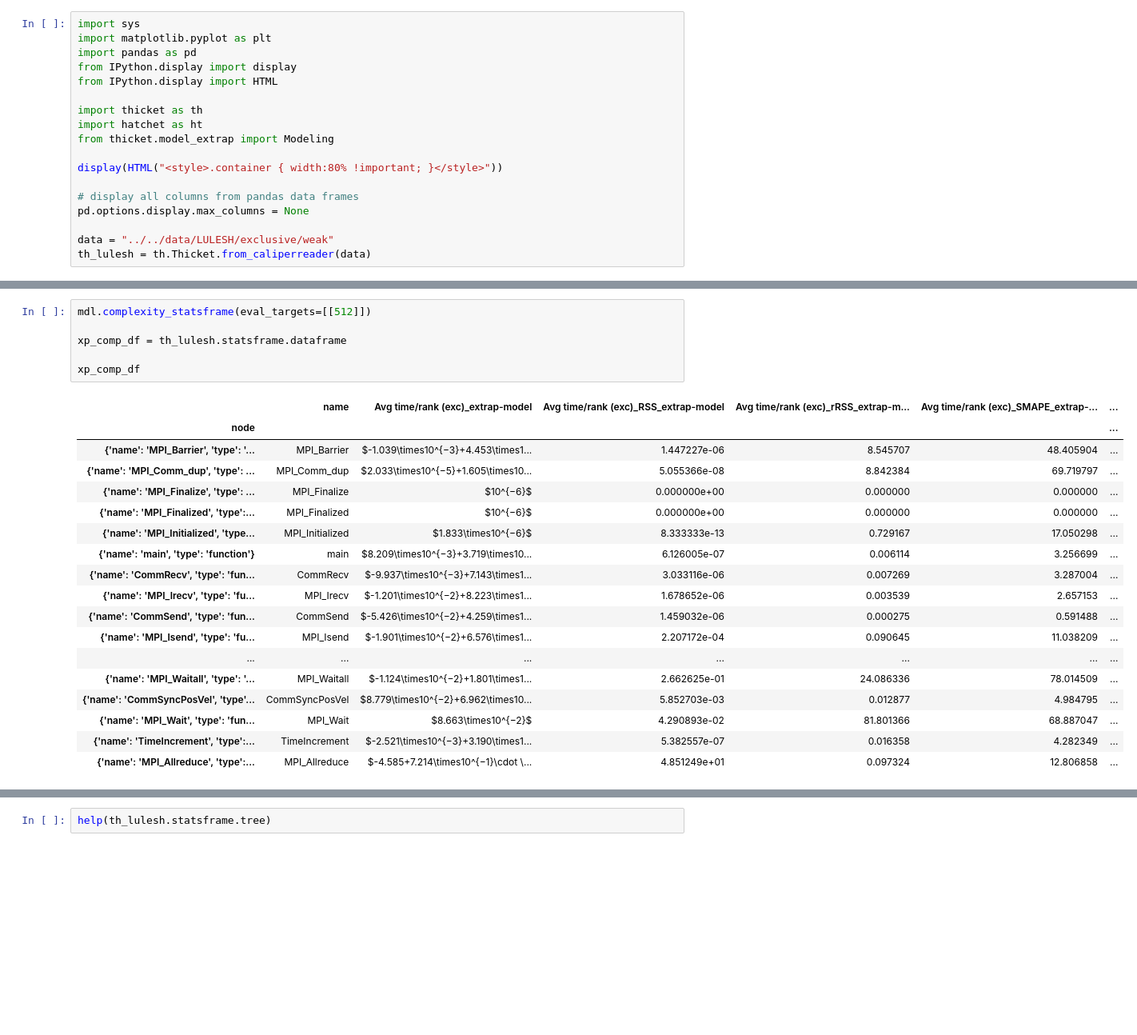
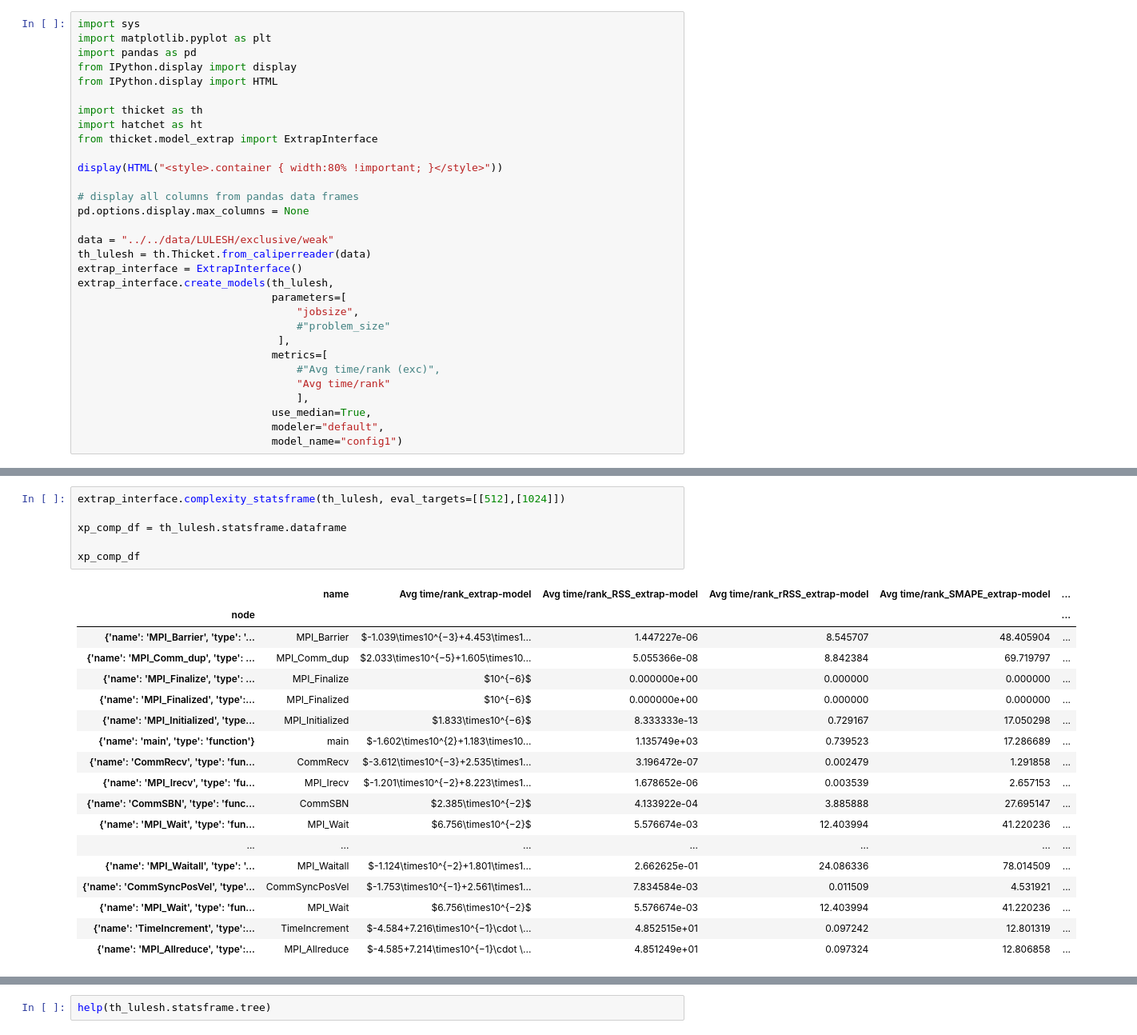
Before and after one commit to LLNL/thicket-tutorial, a Jupyter notebook: notebooks/test tree.ipynb, the cells around one changed output, grey strips where cells are left out. Shown at 80% size. Saved outputs shown, nothing was run; the diff lists cells and outputs as text; blank space fills up the shorter version.

```diff
--- a/notebooks/test tree.ipynb
+++ b/notebooks/test tree.ipynb
@@ -7,7 +7,7 @@ from IPython.display import HTML
 
 import thicket as th
 import hatchet as ht
-from thicket.model_extrap import Modeling
+from thicket.model_extrap import ExtrapInterface
 
 display(HTML("<style>.container { width:80% !important; }</style>"))
 
@@ -16,5 +16,18 @@ pd.options.display.max_columns = None
 
 data = "../../data/LULESH/exclusive/weak"
 th_lulesh = th.Thicket.from_caliperreader(data)
+extrap_interface = ExtrapInterface()
+extrap_interface.create_models(th_lulesh,
+                               parameters=[
+                                   "jobsize",
+                                   #"problem_size"
+                                ],
+                               metrics=[
+                                   #"Avg time/rank (exc)",
+                                   "Avg time/rank"
+                                   ],
+                               use_median=True,
+                               modeler="default",
+                               model_name="config1")
 # %% [output]
 [interactive output not drawn]
@@ -51,25 +55,25 @@ WARNING: Could not create an Extra-P measurement object for: callpath='CommSBN',
 # %%
-mdl.complexity_statsframe(eval_targets=[[512]])
+extrap_interface.complexity_statsframe(th_lulesh, eval_targets=[[512],[1024]])
 
 xp_comp_df = th_lulesh.statsframe.dataframe
 
 xp_comp_df
 # %% [output]
-|  | name | Avg time/rank (exc)_extrap-model | Avg time/rank (exc)_RSS_extrap-model | Avg time/rank (exc)_rRSS_extrap-m... | Avg time/rank (exc)_SMAPE_extrap-... | ... |
+|  | name | Avg time/rank_extrap-model | Avg time/rank_RSS_extrap-model | Avg time/rank_rRSS_extrap-model | Avg time/rank_SMAPE_extrap-model | ... |
 | node |  |  |  |  |  | ... |
 | {'name': 'MPI_Barrier', 'type': '... | MPI_Barrier | $-1.039\times10^{−3}+4.453\times1... | 1.447227e-06 | 8.545707 | 48.405904 | ... |
 | {'name': 'MPI_Comm_dup', 'type': ... | MPI_Comm_dup | $2.033\times10^{−5}+1.605\times10... | 5.055366e-08 | 8.842384 | 69.719797 | ... |
 | {'name': 'MPI_Finalize', 'type': ... | MPI_Finalize | $10^{−6}$ | 0.000000e+00 | 0.000000 | 0.000000 | ... |
 | {'name': 'MPI_Finalized', 'type':... | MPI_Finalized | $10^{−6}$ | 0.000000e+00 | 0.000000 | 0.000000 | ... |
 | {'name': 'MPI_Initialized', 'type... | MPI_Initialized | $1.833\times10^{−6}$ | 8.333333e-13 | 0.729167 | 17.050298 | ... |
-| {'name': 'main', 'type': 'function'} | main | $8.209\times10^{−3}+3.719\times10... | 6.126005e-07 | 0.006114 | 3.256699 | ... |
-| {'name': 'CommRecv', 'type': 'fun... | CommRecv | $-9.937\times10^{−3}+7.143\times1... | 3.033116e-06 | 0.007269 | 3.287004 | ... |
+| {'name': 'main', 'type': 'function'} | main | $-1.602\times10^{2}+1.183\times10... | 1.135749e+03 | 0.739523 | 17.286689 | ... |
+| {'name': 'CommRecv', 'type': 'fun... | CommRecv | $-3.612\times10^{−3}+2.535\times1... | 3.196472e-07 | 0.002479 | 1.291858 | ... |
 | {'name': 'MPI_Irecv', 'type': 'fu... | MPI_Irecv | $-1.201\times10^{−2}+8.223\times1... | 1.678652e-06 | 0.003539 | 2.657153 | ... |
-| {'name': 'CommSend', 'type': 'fun... | CommSend | $-5.426\times10^{−2}+4.259\times1... | 1.459032e-06 | 0.000275 | 0.591488 | ... |
-| {'name': 'MPI_Isend', 'type': 'fu... | MPI_Isend | $-1.901\times10^{−2}+6.576\times1... | 2.207172e-04 | 0.090645 | 11.038209 | ... |
+| {'name': 'CommSBN', 'type': 'func... | CommSBN | $2.385\times10^{−2}$ | 4.133922e-04 | 3.885888 | 27.695147 | ... |
+| {'name': 'MPI_Wait', 'type': 'fun... | MPI_Wait | $6.756\times10^{−2}$ | 5.576674e-03 | 12.403994 | 41.220236 | ... |
 | ... | ... | ... | ... | ... | ... | ... |
 | {'name': 'MPI_Waitall', 'type': '... | MPI_Waitall | $-1.124\times10^{−2}+1.801\times1... | 2.662625e-01 | 24.086336 | 78.014509 | ... |
-| {'name': 'CommSyncPosVel', 'type'... | CommSyncPosVel | $8.779\times10^{−2}+6.962\times10... | 5.852703e-03 | 0.012877 | 4.984795 | ... |
-| {'name': 'MPI_Wait', 'type': 'fun... | MPI_Wait | $8.663\times10^{−2}$ | 4.290893e-02 | 81.801366 | 68.887047 | ... |
-| {'name': 'TimeIncrement', 'type':... | TimeIncrement | $-2.521\times10^{−3}+3.190\times1... | 5.382557e-07 | 0.016358 | 4.282349 | ... |
+| {'name': 'CommSyncPosVel', 'type'... | CommSyncPosVel | $-1.753\times10^{−1}+2.561\times1... | 7.834584e-03 | 0.011509 | 4.531921 | ... |
+| {'name': 'MPI_Wait', 'type': 'fun... | MPI_Wait | $6.756\times10^{−2}$ | 5.576674e-03 | 12.403994 | 41.220236 | ... |
+| {'name': 'TimeIncrement', 'type':... | TimeIncrement | $-4.584+7.216\times10^{−1}\cdot \... | 4.852515e+01 | 0.097242 | 12.801319 | ... |
 | {'name': 'MPI_Allreduce', 'type':... | MPI_Allreduce | $-4.585+7.214\times10^{−1}\cdot \... | 4.851249e+01 | 0.097324 | 12.806858 | ... |
```
Also changed, not shown: parts of 11 cells of this notebook, 3 other files.
